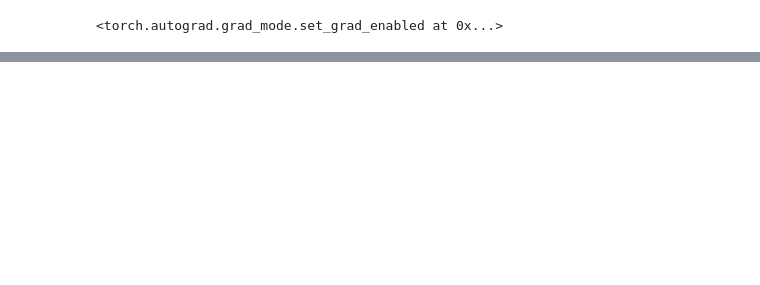
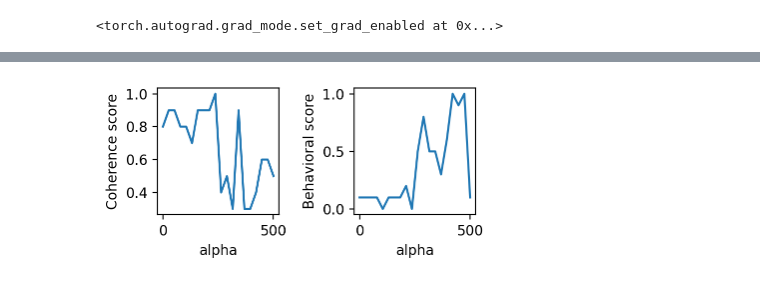
Before and after one commit to selected-topics-ai/LLM-SAE, a Jupyter notebook: notebooks/report.ipynb, the cells around one changed output, grey strips where cells are left out. Saved outputs shown, nothing was run; the diff lists cells and outputs as text; code cells hidden in the pictures; blank space fills up the shorter version.

```diff
--- a/notebooks/report.ipynb
+++ b/notebooks/report.ipynb
@@ -100,0 +192,16 @@ tokenizer.decode(outputs[0])
+# %%
+non_normalized = pd.read_json("../answers/non_normalized.json")
+
+beh_score_for_non_normalized = []
+coh_score_for_non_normalized = []
+for i, row in tqdm(non_normalized.iterrows()):
+
+    scores = get_scores("dog", row["answers"])
+    beh_score_for_non_normalized.append(scores.behavioral_score)
+    coh_score_for_non_normalized.append(scores.coherence_score)
+
+non_normalized['behavioral_score'] = beh_score_for_non_normalized
+non_normalized['coherence_score'] = coh_score_for_non_normalized
+
+non_normalized['behavioral_score'] /= 10
+non_normalized['coherence_score'] /= 10
@@ -100,0 +224,22 @@ tokenizer.decode(outputs[0])
+# %%
+fig, ax = plt.subplots(figsize=(4, 2), ncols=2, nrows=1)
+
+ax[0].plot(non_normalized['alpha'], non_normalized['coherence_score'])
+ax[0].set_xlabel("alpha")
+ax[0].set_ylabel("Coherence score")
+
+ax[1].plot(non_normalized['alpha'], non_normalized['behavioral_score'])
+ax[1].set_xlabel("alpha")
+ax[1].set_ylabel("Behavioral score")
+
+# plt.plot(non_normalized['alpha'], non_normalized['coherence_score'], label="Coherence score")
+# plt.plot(non_normalized['alpha'], non_normalized['behavioral_score'], label="Coherence score")
+# plt.plot(non_normalized['alpha'], non_normalized['coherence_score'] * non_normalized['behavioral_score'], label="c * b")
+#
+# plt.
+# plt.xlabel("alpha")
+
+fig.tight_layout()
+plt.show()
+# %% [output]
+[figure, added]
```
Also changed, not shown: parts of 12 cells of this notebook, 5 other files.
